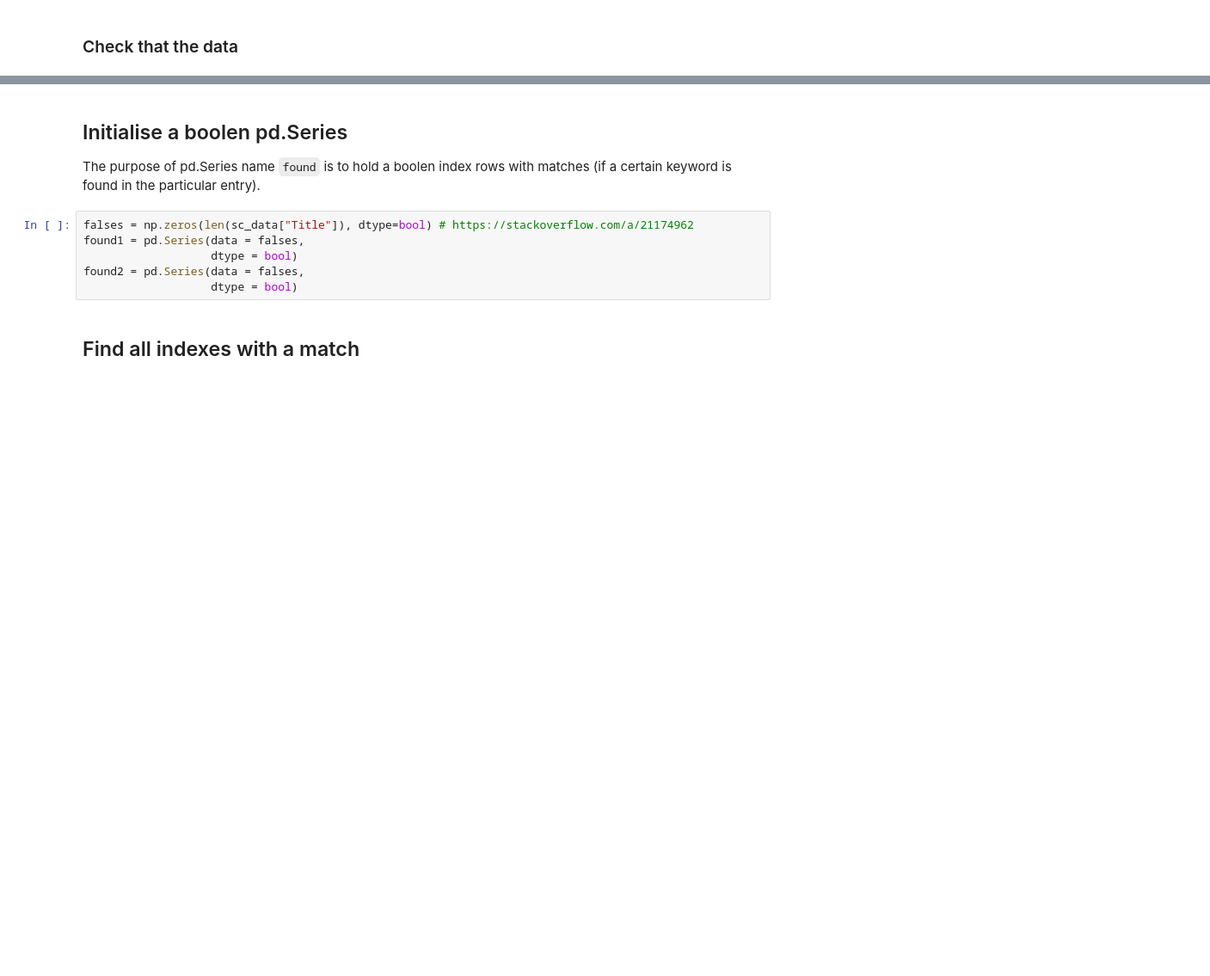
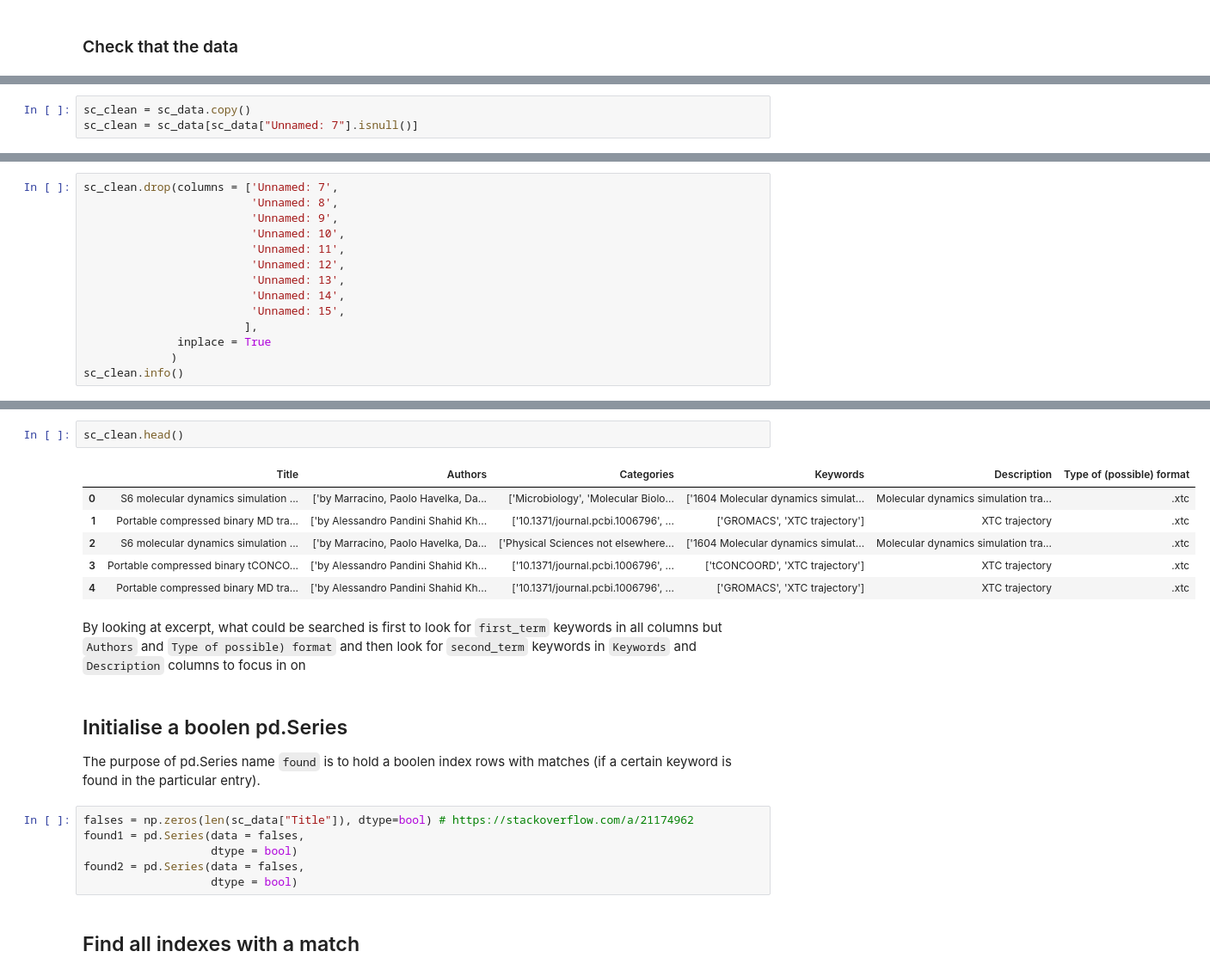
Before and after one commit to ljmesi/Copenhagen_BioHackathon2020, a Jupyter notebook: Select_Covid-19_data.ipynb, the cells around one changed output, grey strips where cells are left out. Shown at 86% size. Saved outputs shown, nothing was run; the diff lists cells and outputs as text; blank space fills up the shorter version.

```diff
--- a/Select_Covid-19_data.ipynb
+++ b/Select_Covid-19_data.ipynb
@@ -127,0 +171,3 @@ sc_data.describe()
+# %%
+sc_clean = sc_data.copy()
+sc_clean = sc_data[sc_data["Unnamed: 7"].isnull()]
@@ -127,0 +196,14 @@ sc_data.describe()
+# %%
+sc_clean.drop(columns = ['Unnamed: 7',
+                         'Unnamed: 8',
+                         'Unnamed: 9',
+                         'Unnamed: 10',
+                         'Unnamed: 11',
+                         'Unnamed: 12',
+                         'Unnamed: 13',
+                         'Unnamed: 14',
+                         'Unnamed: 15',
+                        ],
+              inplace = True
+             )
+sc_clean.info()
@@ -128,3 +228,14 @@ sc_data.describe()
+# %%
+sc_clean.head()
+# %% [output]
+|  | Title | Authors | Categories | Keywords | Description | Type of (possible) format |
+| 0 | S6 molecular dynamics simulation ... | ['by Marracino, Paolo Havelka, Da... | ['Microbiology', 'Molecular Biolo... | ['1604 Molecular dynamics simulat... | Molecular dynamics simulation tra... | .xtc |
+| 1 | Portable compressed binary MD tra... | ['by Alessandro Pandini Shahid Kh... | ['10.1371/journal.pcbi.1006796', ... | ['GROMACS', 'XTC trajectory'] | XTC trajectory | .xtc |
+| 2 | S6 molecular dynamics simulation ... | ['by Marracino, Paolo Havelka, Da... | ['Physical Sciences not elsewhere... | ['1604 Molecular dynamics simulat... | Molecular dynamics simulation tra... | .xtc |
+| 3 | Portable compressed binary tCONCO... | ['by Alessandro Pandini Shahid Kh... | ['10.1371/journal.pcbi.1006796', ... | ['tCONCOORD', 'XTC trajectory'] | XTC trajectory | .xtc |
+| 4 | Portable compressed binary MD tra... | ['by Alessandro Pandini Shahid Kh... | ['10.1371/journal.pcbi.1006796', ... | ['GROMACS', 'XTC trajectory'] | XTC trajectory | .xtc |
+# %% [markdown]
+By looking at excerpt, what could be searched is first to look for `first_term` keywords in all columns but `Authors` and `Type of possible) format` and then look for `second_term` keywords in `Keywords` and `Description` columns to focus in on
 # %% [markdown]
 ## Initialise a boolen pd.Series
 The purpose of pd.Series name `found` is to hold a boolen index rows with matches (if a certain keyword is found in the particular entry).
```
Also changed, not shown: parts of 15 cells of this notebook.
